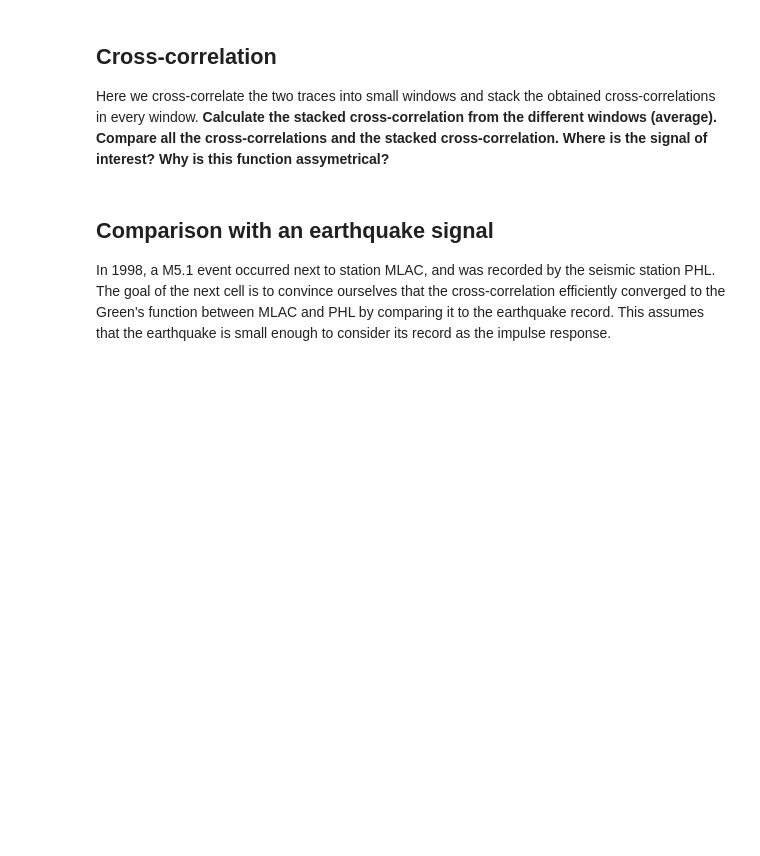
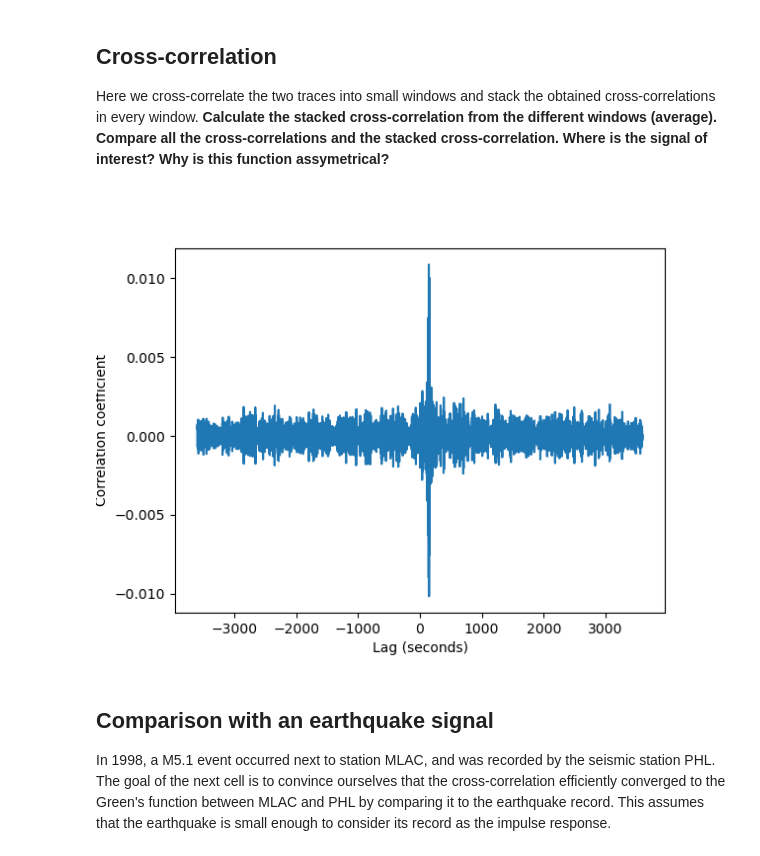
Before and after one commit to leonard-seydoux/scientific-computing-for-geophysical-problems, a Jupyter notebook: labs/lab_3_noise.ipynb, the cells around one changed output. Cells and saved outputs as stored; diff of their text form; code cells hidden in the pictures; blank space fills up the shorter version.

```diff
--- a/labs/lab_3_noise.ipynb
+++ b/labs/lab_3_noise.ipynb
@@ -105,3 +147,14 @@ xcorr, lags = correlateNoise(stream_noise, ['MLAC','PHL'], 7200)
+# %%
+xcorr, lags = correlateNoise(stream_noise, ['MLAC','PHL'], 7200)
+
+plt.figure(4)
+plt.clf()
+plt.plot(lags, xcorr.sum(axis=0))
+plt.xlabel("Lag (seconds)")
+plt.ylabel("Correlation coefficient")
+plt.show()
+# %% [output]
+[figure, added]
 # %% [markdown]
 ## Comparison with an earthquake signal
 
```
Also changed, not shown: parts of 7 cells of this notebook, 1 other file.
